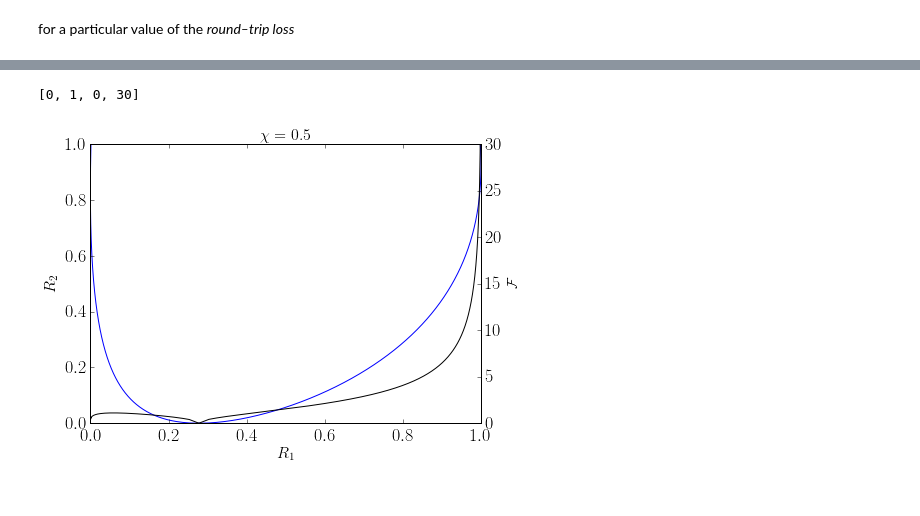
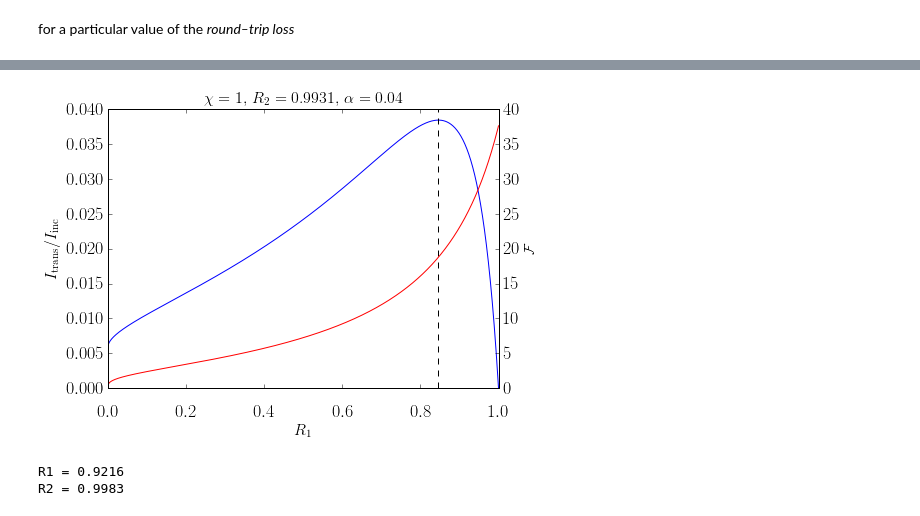
Before and after one commit to sduquemesa/CavityWeizmann, a Jupyter notebook: OpticalCavity.ipynb, the cells around one changed output, grey strips where cells are left out. Cells and saved outputs as stored; diff of their text form; code cells hidden in the pictures.

```diff
--- a/OpticalCavity.ipynb
+++ b/OpticalCavity.ipynb
@@ -120,7 +125,7 @@ This will set the
 in terms of $\eta$ and $r_1$
 # %%
 # fraction of the transmitted power and the circulating power after one round–trip
-eta = 0.5
+eta = 0.25
 # %%
 # Normalized transmitted power
 def Itrans(alpha, R1, eta):
@@ -239,0 +228,2 @@ finesse_m = np.pi*np.sqrt(grt_m)/(1-grt_m)
+# %%
+chi = 1
@@ -240,23 +283,41 @@ finesse_m = np.pi*np.sqrt(grt_m)/(1-grt_m)
+# %%
+# round-trip power loss
+alpha = 0.04
+
+R1 = np.linspace(0,1,1000)
+
+T2 = 4*np.exp(2*alpha)*np.sinh(alpha)**2/chi
+T1 = 1-R1
+grt = np.sqrt(R1)*np.sqrt(1-T2)*np.exp(-2*alpha)
+
+trans = T2*T1*np.exp(-4*alpha)/(1-grt)**2
+finesse = np.pi*np.sqrt(grt)/(1-grt)
+
+Rmatched = (1-T2)*np.exp(-4*alpha)
 # %%
 fig, ax1 = plt.subplots()
-ax1.plot(R1_chi_p,R2,'b')
-ax1.plot(R1_chi_m,R2,'b')
+ax1.plot(R1,trans)
 ax1.set_xlabel(r'$R_1$', fontsize=16)
-ax1.set_ylabel(r'$R_2$', fontsize=16)
-plt.title(r'$\chi='+str(chi)+'$', fontsize=16)
-ax1.axis([0,1,0,1])
+ax1.set_ylabel(r'$I_\mathrm{trans}/I_\mathrm{inc}$', fontsize=16)
+ax1.set_title(r'$\chi='+str(chi)+',\, R_2='+'{:.4f}'.format(1-T2)+r',\, \alpha='+'{:.2f}'.format(alpha)+'$', fontsize=16)
+#ax1.axis([0,1,0.,0.03])
+plt.axvline(Rmatched,color='k',ls='dashed')
 for tl in ax1.get_yticklabels():
     tl.set_fontsize(18)
 for tl in ax1.get_xticklabels():
     tl.set_fontsize(18)
+ax1.tick_params(axis='x', which='major', pad=15)
 
 ax2 = ax1.twinx()
-plt.plot(R1_chi_p,finesse_p,'k-')
-plt.plot(R1_chi_m,finesse_m,'k-')
+plt.plot(R1,finesse,'r-')
 ax2.set_ylabel(r'$\mathcal{F}$', fontsize=14)
 for tl in ax2.get_yticklabels():
     tl.set_fontsize(18)
-ax2.axis([0,1,0,30])
+#ax2.axis([0,1,0,80])
 # %% [output]
-[0, 1, 0, 30]
-[figure, old version]
+[figure, new version]
+# %%
+print 'R1 = %.4f\nR2 = %.4f' %(Rmatched,1-T2)
+# %% [output]
+R1 = 0.9216
+R2 = 0.9983
```
Also changed, not shown: parts of 11 cells of this notebook.
